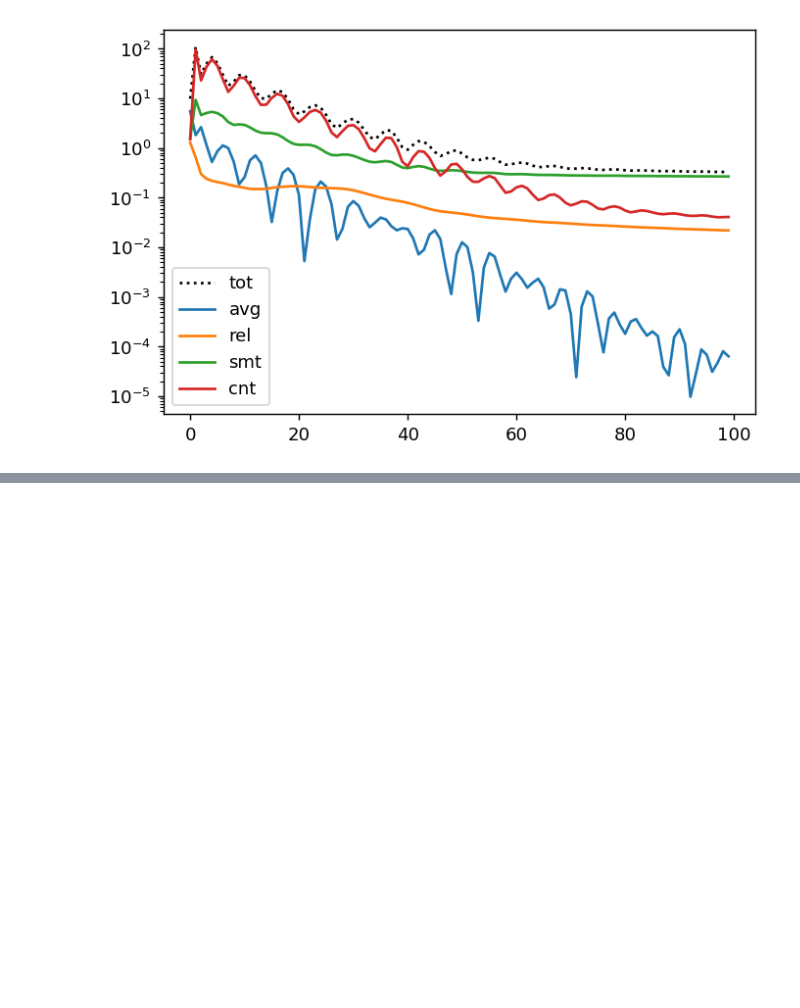
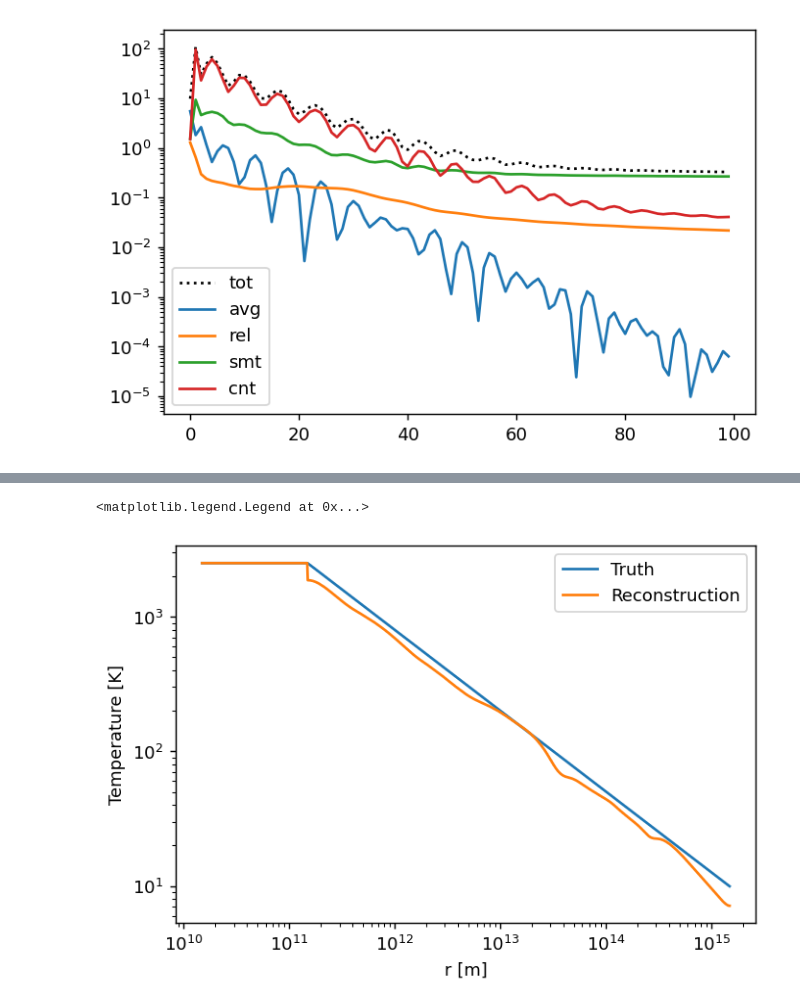
Before and after one commit to Magritte-code/pomme, a Jupyter notebook: docs/src/examples/1D_stellar_wind.ipynb, the cells around one changed output, grey strips where cells are left out. Cells and saved outputs as stored; diff of their text form; code cells hidden in the pictures; blank space fills up the shorter version.

```diff
--- a/docs/src/examples/1D_stellar_wind.ipynb
+++ b/docs/src/examples/1D_stellar_wind.ipynb
@@ -475 +472,13 @@ smodel_recon.model_1D.save('model_recon.h5')
+# %%
+plt.figure(dpi=130)
+plt.plot(smodel_truth.rs, smodel_truth.get_temperature(smodel_truth.model_1D).data, label='Truth')
+plt.plot(smodel_recon.rs, smodel_recon.get_temperature(smodel_recon.model_1D).data, label='Reconstruction')
+plt.xscale('log')
+plt.yscale('log')
+plt.xlabel('r [m]')
+plt.ylabel('Temperature [K]')
+plt.legend()
+# %% [output]
+<matplotlib.legend.Legend at 0x...>
+[figure, added]
 # %%
```
Also changed, not shown: parts of 8 cells of this notebook, 5 other files.
